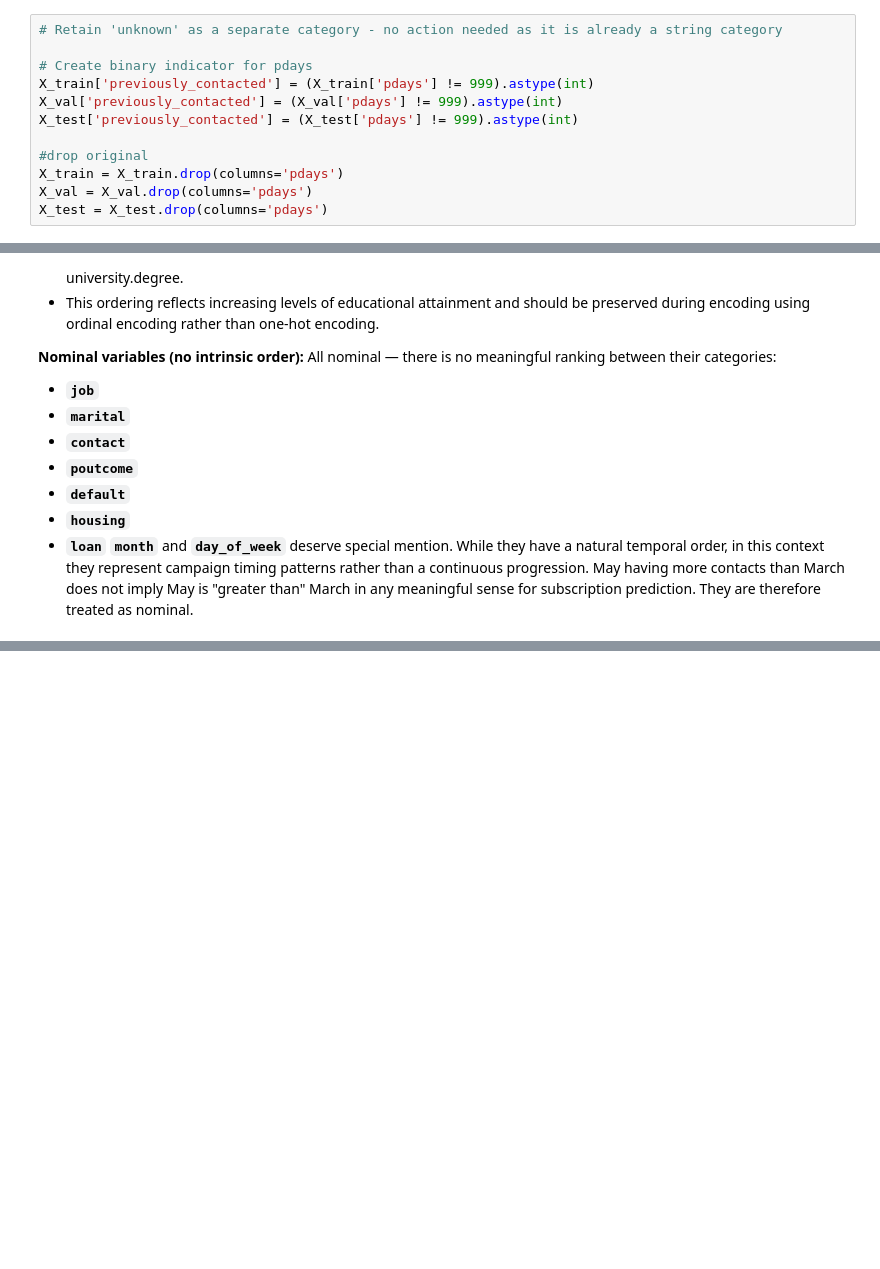
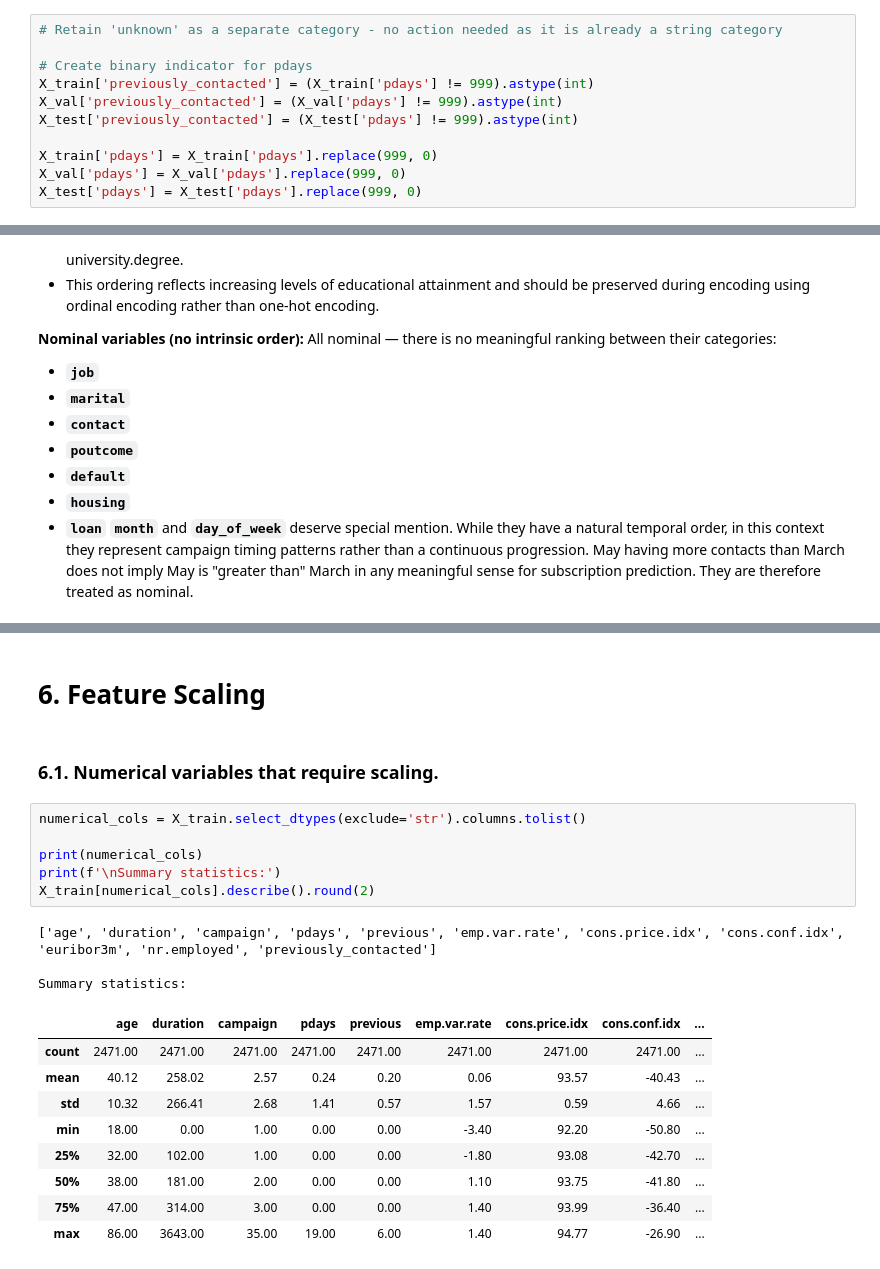
Before and after one commit to earnanderieu2023-pixel/ML_fundamentals_2026, a Jupyter notebook: assignment_1_estelle_arnander.ipynb, the cells around one changed output, grey strips where cells are left out. Saved outputs shown, nothing was run; the diff lists cells and outputs as text; blank space fills up the shorter version.

```diff
--- a/assignment_1_estelle_arnander.ipynb
+++ b/assignment_1_estelle_arnander.ipynb
@@ -336,7 +346,6 @@ X_train['previously_contacted'] = (X_train['pdays'] != 999).astype(int)
 X_val['previously_contacted'] = (X_val['pdays'] != 999).astype(int)
 X_test['previously_contacted'] = (X_test['pdays'] != 999).astype(int)
 
-#drop original
-X_train = X_train.drop(columns='pdays')
-X_val = X_val.drop(columns='pdays')
-X_test = X_test.drop(columns='pdays')
+X_train['pdays'] = X_train['pdays'].replace(999, 0)
+X_val['pdays'] = X_val['pdays'].replace(999, 0)
+X_test['pdays'] = X_test['pdays'].replace(999, 0)
@@ -411,0 +457,25 @@ decisions to the assumptions and behavior of Logistic Regression
+# %% [markdown]
+
+# **6. Feature Scaling**
+# %% [markdown]
+
+### **6.1. Numerical variables that require scaling.**
+# %%
+numerical_cols = X_train.select_dtypes(exclude='str').columns.tolist()
+
+print(numerical_cols)
+print(f'\nSummary statistics:')
+X_train[numerical_cols].describe().round(2)
+# %% [output]
+['age', 'duration', 'campaign', 'pdays', 'previous', 'emp.var.rate', 'cons.price.idx', 'cons.conf.idx', 'euribor3m', 'nr.employed', 'previously_contacted']
+
+Summary statistics:
+|  | age | duration | campaign | pdays | previous | emp.var.rate | cons.price.idx | cons.conf.idx | ... |
+| count | 2471.00 | 2471.00 | 2471.00 | 2471.00 | 2471.00 | 2471.00 | 2471.00 | 2471.00 | ... |
+| mean | 40.12 | 258.02 | 2.57 | 0.24 | 0.20 | 0.06 | 93.57 | -40.43 | ... |
+| std | 10.32 | 266.41 | 2.68 | 1.41 | 0.57 | 1.57 | 0.59 | 4.66 | ... |
+| min | 18.00 | 0.00 | 1.00 | 0.00 | 0.00 | -3.40 | 92.20 | -50.80 | ... |
+| 25% | 32.00 | 102.00 | 1.00 | 0.00 | 0.00 | -1.80 | 93.08 | -42.70 | ... |
+| 50% | 38.00 | 181.00 | 2.00 | 0.00 | 0.00 | 1.10 | 93.75 | -41.80 | ... |
+| 75% | 47.00 | 314.00 | 3.00 | 0.00 | 0.00 | 1.40 | 93.99 | -36.40 | ... |
+| max | 86.00 | 3643.00 | 35.00 | 19.00 | 6.00 | 1.40 | 94.77 | -26.90 | ... |
```
Also changed, not shown: parts of 34 cells of this notebook.
